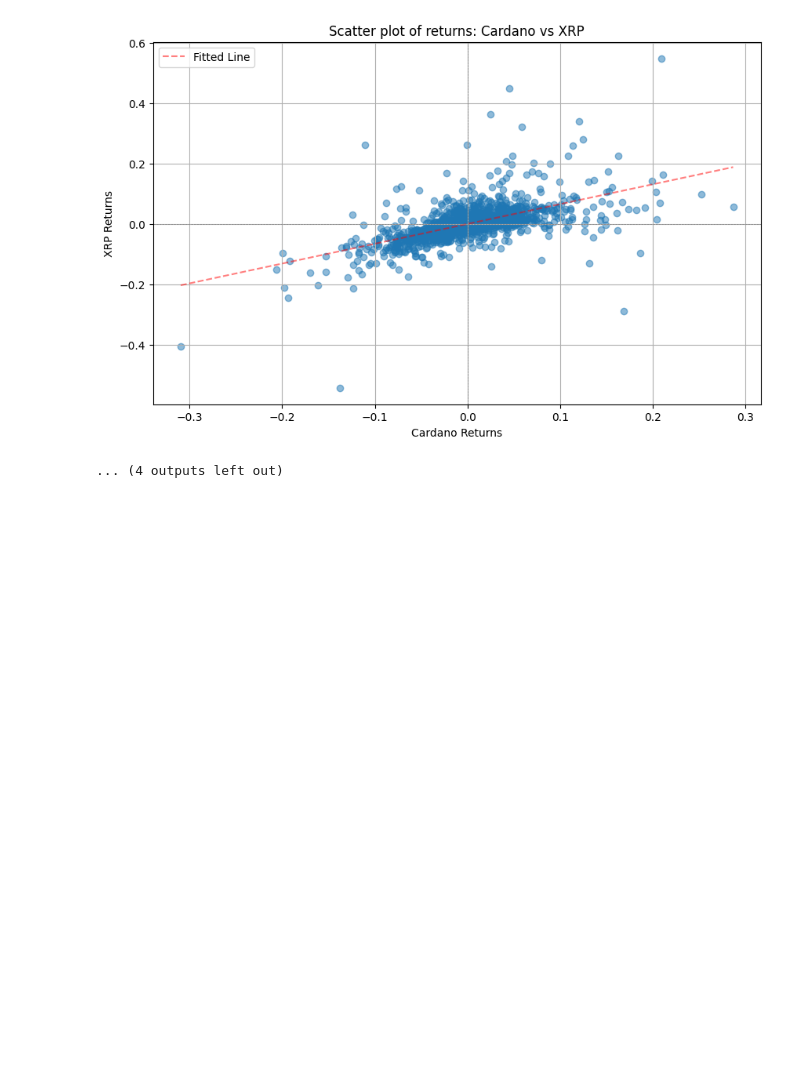
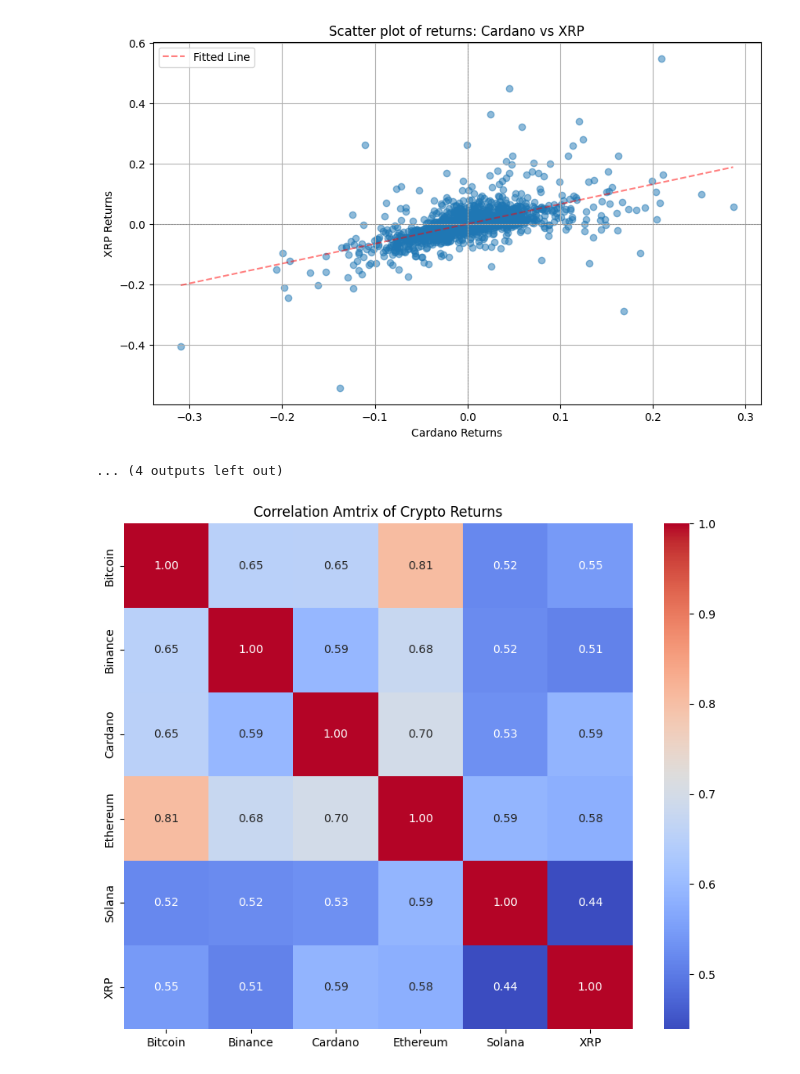
Before and after one commit to dradoncic/crypto_analysis, a Jupyter notebook: src/crypto_correlation.ipynb, the cells around one changed output. Drawn from its saved outputs; the diff is of its cells as text; code cells hidden in the pictures; blank space fills up the shorter version.

Commit message:
add correlation matrix

```diff
--- a/src/crypto_correlation.ipynb
+++ b/src/crypto_correlation.ipynb
@@ -74,3 +74,21 @@ results_df
 [figure]
 [figure]
 ... (4 outputs left out)
+# %%
+import seaborn as sns
+
+correlation_matrix = log_returns.corr()
+
+plt.figure(figsize=(10, 8))
+sns.heatmap(
+    correlation_matrix,
+    annot=True,
+    cmap='coolwarm',
+    fmt='.2f',
+    cbar=True
+)
+
+plt.title("Correlation Amtrix of Crypto Returns")
+plt.show()
+# %% [output]
+[figure, added]
```
